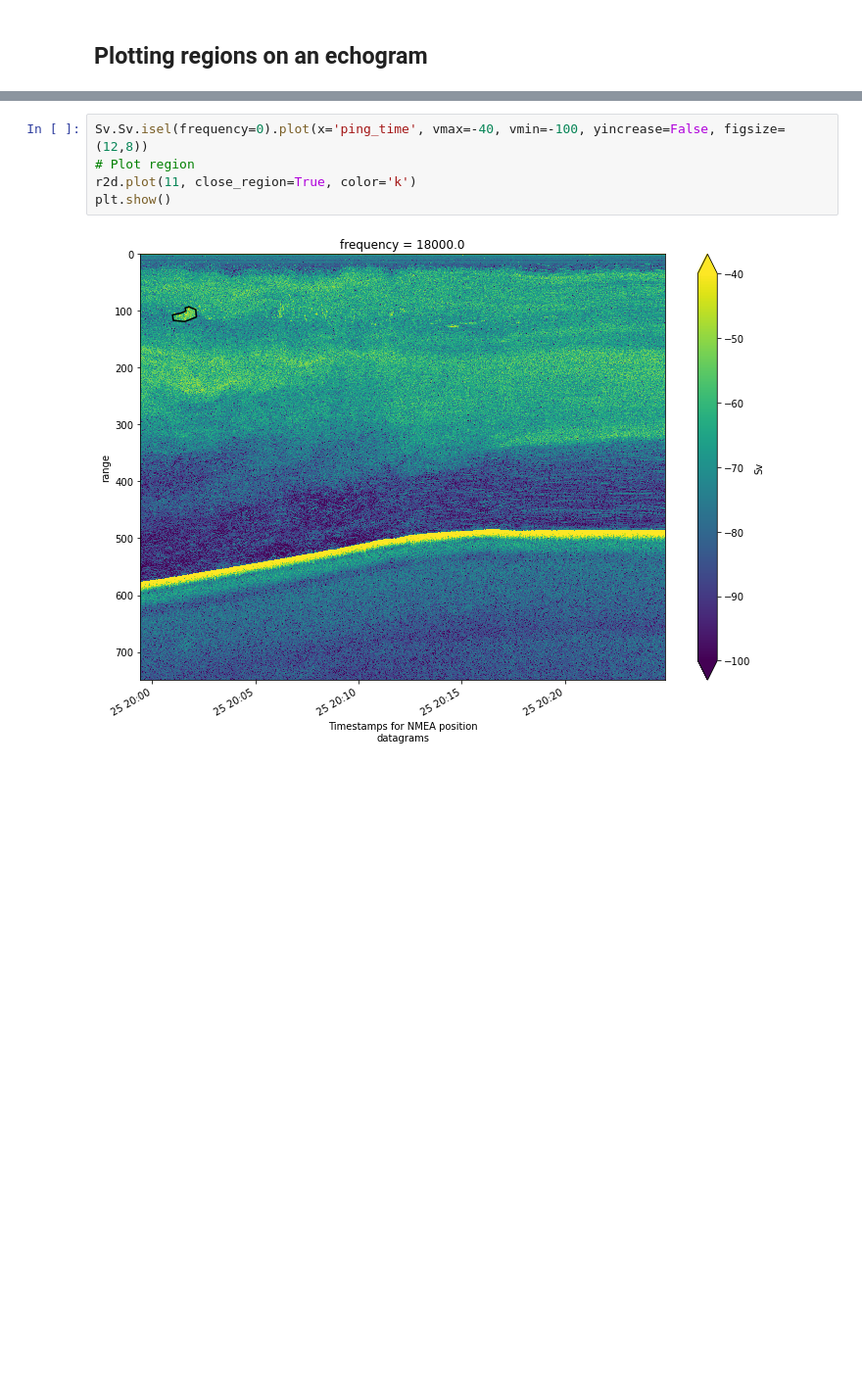
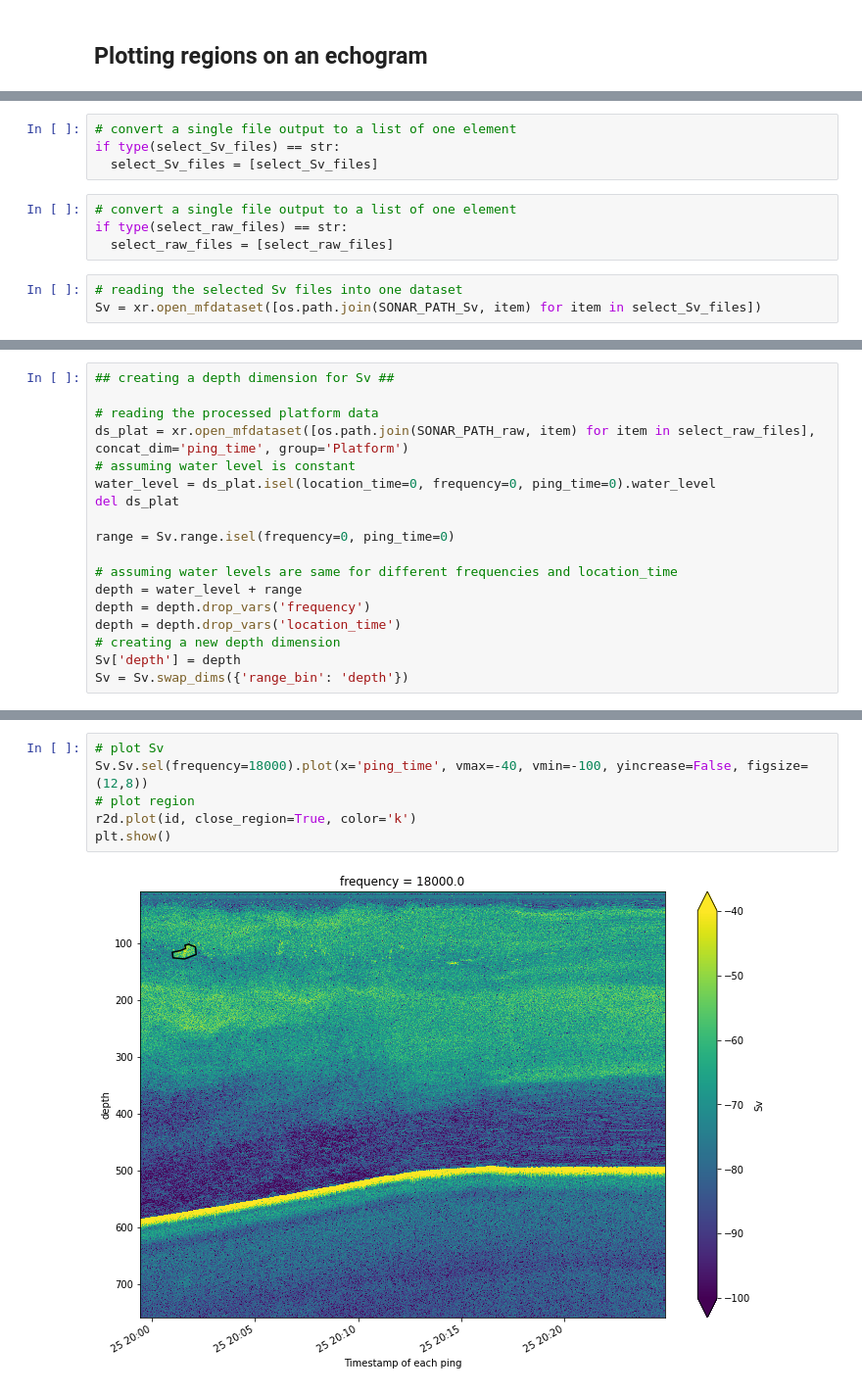
Before and after one commit to OSOceanAcoustics/echoregions, a Jupyter notebook: notebooks/Regions2D_plotting.ipynb, the cells around one changed output, grey strips where cells are left out. Shown at 98% size. Drawn from its saved outputs; the diff is of its cells as text; blank space fills up the shorter version.

```diff
--- a/notebooks/Regions2D_plotting.ipynb
+++ b/notebooks/Regions2D_plotting.ipynb
@@ -103,0 +98,11 @@ Sv = Sv.swap_dims({'range_bin': 'range'})
+# %%
+# convert a single file output to a list of one element
+if type(select_Sv_files) == str:
+  select_Sv_files = [select_Sv_files]
+# %%
+# convert a single file output to a list of one element
+if type(select_raw_files) == str:
+  select_raw_files = [select_raw_files]
+# %%
+# reading the selected Sv files into one dataset
+Sv = xr.open_mfdataset([os.path.join(SONAR_PATH_Sv, item) for item in select_Sv_files])
@@ -103,0 +111,18 @@ Sv = Sv.swap_dims({'range_bin': 'range'})
+# %%
+## creating a depth dimension for Sv ##
+
+# reading the processed platform data
+ds_plat = xr.open_mfdataset([os.path.join(SONAR_PATH_raw, item) for item in select_raw_files], concat_dim='ping_time', group='Platform')
+# assuming water level is constant
+water_level = ds_plat.isel(location_time=0, frequency=0, ping_time=0).water_level
+del ds_plat
+
+range = Sv.range.isel(frequency=0, ping_time=0)
+
+# assuming water levels are same for different frequencies and location_time
+depth = water_level + range
+depth = depth.drop_vars('frequency')
+depth = depth.drop_vars('location_time')
+# creating a new depth dimension
+Sv['depth'] = depth
+Sv = Sv.swap_dims({'range_bin': 'depth'})
@@ -104,7 +131,8 @@ Sv = Sv.swap_dims({'range_bin': 'range'})
 # %%
-Sv.Sv.isel(frequency=0).plot(x='ping_time', vmax=-40, vmin=-100, yincrease=False, figsize=(12,8))
-# Plot region
-r2d.plot(11, close_region=True, color='k')
+# plot Sv
+Sv.Sv.sel(frequency=18000).plot(x='ping_time', vmax=-40, vmin=-100, yincrease=False, figsize=(12,8))
+# plot region
+r2d.plot(id, close_region=True, color='k')
 plt.show()
 # %% [output]
-[figure, old version]
+[figure, new version]
```
Also changed, not shown: parts of 27 cells of this notebook.
